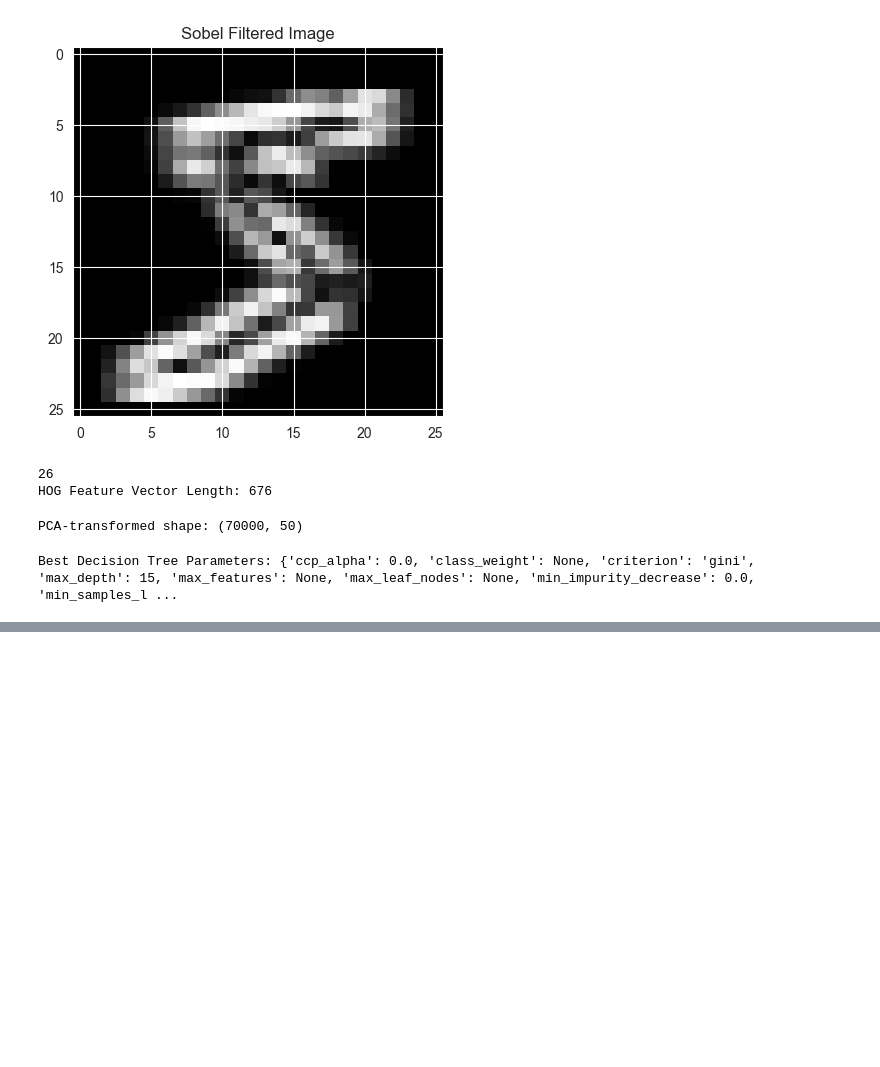
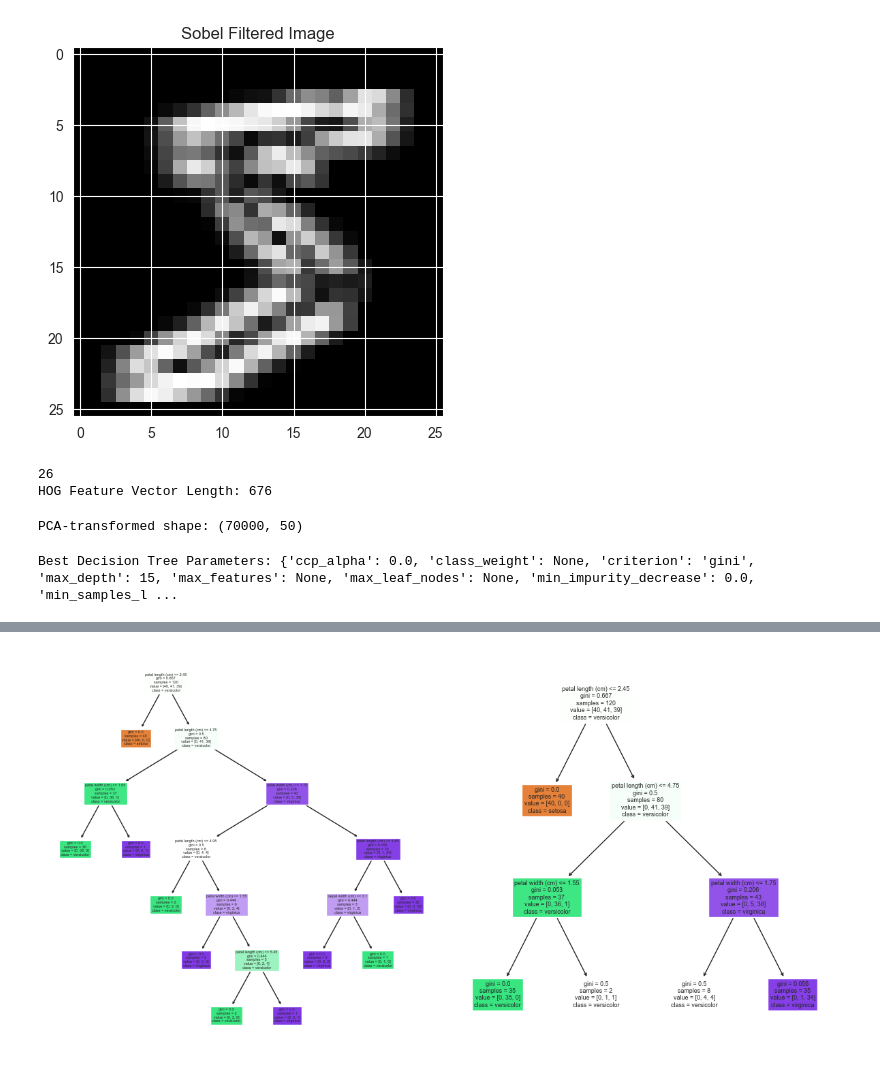
Before and after one commit to Iman9mo/ML-project2, a Jupyter notebook: test.ipynb, the cells around one changed output, grey strips where cells are left out. Drawn from its saved outputs; the diff is of its cells as text; code cells hidden in the pictures; blank space fills up the shorter version.

```diff
--- a/test.ipynb
+++ b/test.ipynb
@@ -149,3 +149,67 @@ pruned_dt_model = prune_tree(train_data, train_labels)
 
 # Evaluate the pruned model
 evaluate_model(pruned_dt_model, test_data, test_labels, "Pruned Decision Tree")
+# %%
+import numpy as np
+from sklearn.datasets import load_iris
+from sklearn.tree import DecisionTreeClassifier, plot_tree
+from sklearn.model_selection import train_test_split
+from sklearn.metrics import classification_report, accuracy_score
+import matplotlib.pyplot as plt
+
+# Load dataset
+data = load_iris()
+X = data.data
+y = data.target
+
+# Split the dataset into training and testing sets
+X_train, X_test, y_train, y_test = train_test_split(X, y, test_size=0.2, random_state=42)
+
+# Step 1: Create an overfitted decision tree model
+overfit_clf = DecisionTreeClassifier(max_depth=None, min_samples_leaf=1, min_samples_split=2, random_state=42)
+overfit_clf.fit(X_train, y_train)
+
+# Make predictions with the overfitted model
+y_train_pred_overfit = overfit_clf.predict(X_train)
+y_test_pred_overfit = overfit_clf.predict(X_test)
+
+# Evaluate the overfitted model
+train_accuracy_overfit = accuracy_score(y_train, y_train_pred_overfit)
+test_accuracy_overfit = accuracy_score(y_test, y_test_pred_overfit)
+
+print("=== Overfitted Model Results ===")
+print(f"Training Accuracy: {train_accuracy_overfit:.2f}")
+print(f"Testing Accuracy: {test_accuracy_overfit:.2f}")
+print(classification_report(y_test, y_test_pred_overfit))
+
+# Step 2: Resolve overfitting with pre-pruning
+pruned_clf = DecisionTreeClassifier(max_depth=3, min_samples_leaf=2, min_samples_split=5, random_state=42)
+pruned_clf.fit(X_train, y_train)
+
+# Make predictions with the pruned model
+y_train_pred_pruned = pruned_clf.predict(X_train)
+y_test_pred_pruned = pruned_clf.predict(X_test)
+
+# Evaluate the pruned model
+train_accuracy_pruned = accuracy_score(y_train, y_train_pred_pruned)
+test_accuracy_pruned = accuracy_score(y_test, y_test_pred_pruned)
+
+print("\n=== Pruned Model Results ===")
+print(f"Training Accuracy: {train_accuracy_pruned:.2f}")
+print(f"Testing Accuracy: {test_accuracy_pruned:.2f}")
+print(classification_report(y_test, y_test_pred_pruned))
+
+# Visualize both trees
+plt.figure(figsize=(12, 6))
+
+plt.subplot(1, 2, 1)
+plt.title("Overfitted Decision Tree")
+plot_tree(overfit_clf, filled=True, feature_names=data.feature_names, class_names=data.target_names)
+
+plt.subplot(1, 2, 2)
+plt.title("Pruned Decision Tree")
+plot_tree(pruned_clf, filled=True, feature_names=data.feature_names, class_names=data.target_names)
+
+plt.tight_layout()
+plt.show()
+# %% [output]
@@ -151,0 +233 @@ evaluate_model(pruned_dt_model, test_data, test_labels, "Pruned Decision Tree")
+[figure, added]
```
Also changed, not shown: parts of 1 cell of this notebook, 2 other files.
